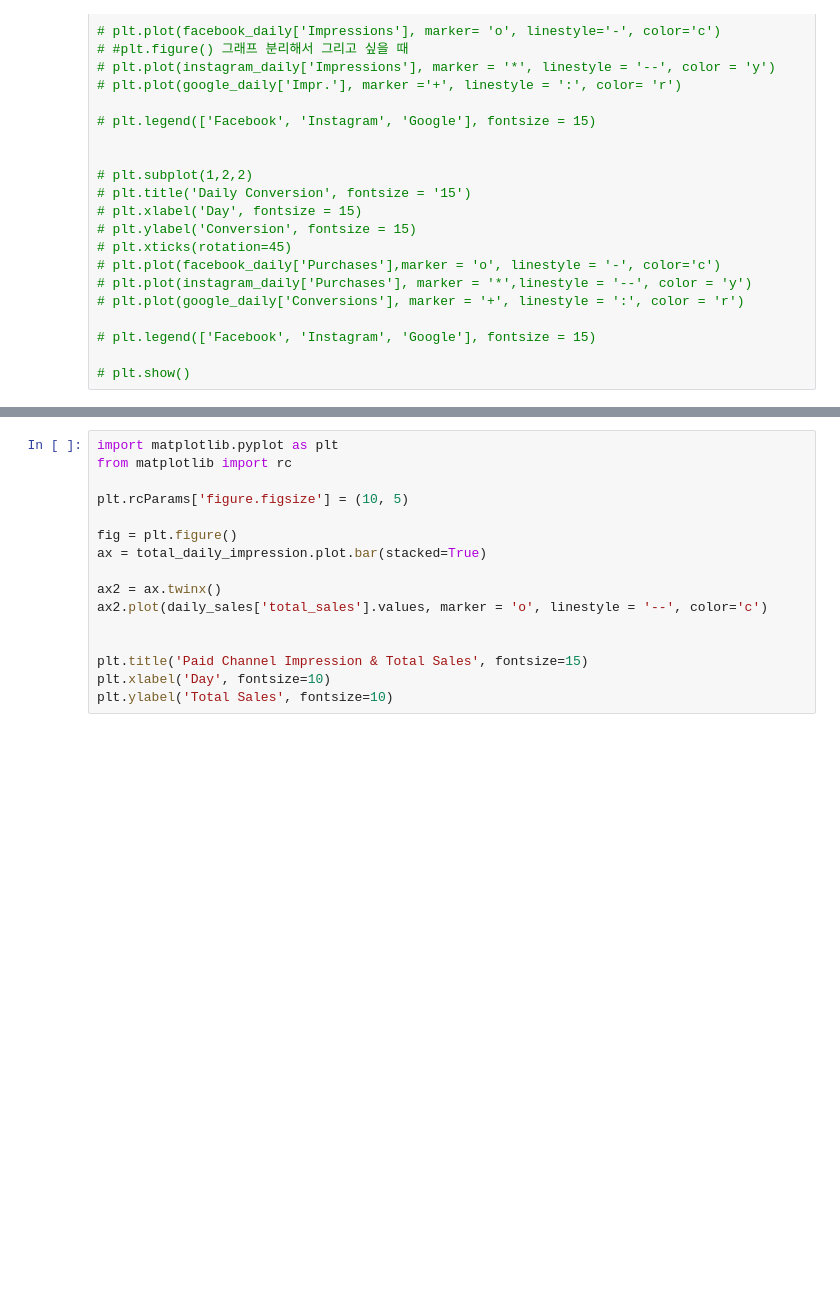
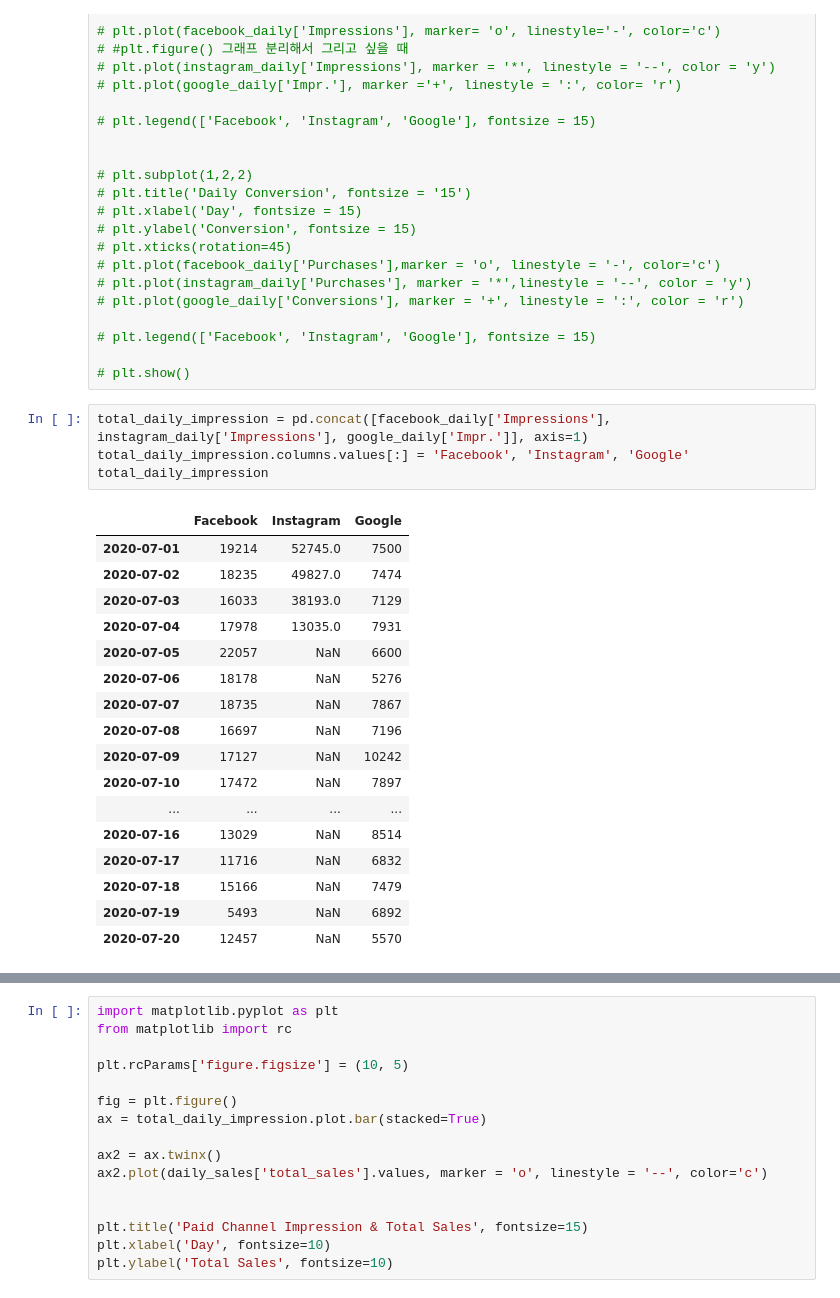
Before and after one commit to JoannaKang/kakao-commerce-data-analysis, a Jupyter notebook: Paid Raw Data.ipynb, the cells around one changed output, grey strips where cells are left out. Cells and saved outputs as stored; diff of their text form; blank space fills up the shorter version.

```diff
--- a/Paid Raw Data.ipynb
+++ b/Paid Raw Data.ipynb
@@ -336,3 +336,25 @@ with pd.ExcelWriter(xlxs_dir) as writer:
 # plt.legend(['Facebook', 'Instagram', 'Google'], fontsize = 15)
 
 # plt.show()
+# %%
+total_daily_impression = pd.concat([facebook_daily['Impressions'], instagram_daily['Impressions'], google_daily['Impr.']], axis=1)
+total_daily_impression.columns.values[:] = 'Facebook', 'Instagram', 'Google'
+total_daily_impression
+# %% [output]
+|  | Facebook | Instagram | Google |
+| 2020-07-01 | 19214 | 52745.0 | 7500 |
+| 2020-07-02 | 18235 | 49827.0 | 7474 |
+| 2020-07-03 | 16033 | 38193.0 | 7129 |
+| 2020-07-04 | 17978 | 13035.0 | 7931 |
+| 2020-07-05 | 22057 | NaN | 6600 |
+| 2020-07-06 | 18178 | NaN | 5276 |
+| 2020-07-07 | 18735 | NaN | 7867 |
+| 2020-07-08 | 16697 | NaN | 7196 |
+| 2020-07-09 | 17127 | NaN | 10242 |
+| 2020-07-10 | 17472 | NaN | 7897 |
+| ... | ... | ... | ... |
+| 2020-07-16 | 13029 | NaN | 8514 |
+| 2020-07-17 | 11716 | NaN | 6832 |
+| 2020-07-18 | 15166 | NaN | 7479 |
+| 2020-07-19 | 5493 | NaN | 6892 |
+| 2020-07-20 | 12457 | NaN | 5570 |
```
Also changed, not shown: parts of 10 cells of this notebook.
